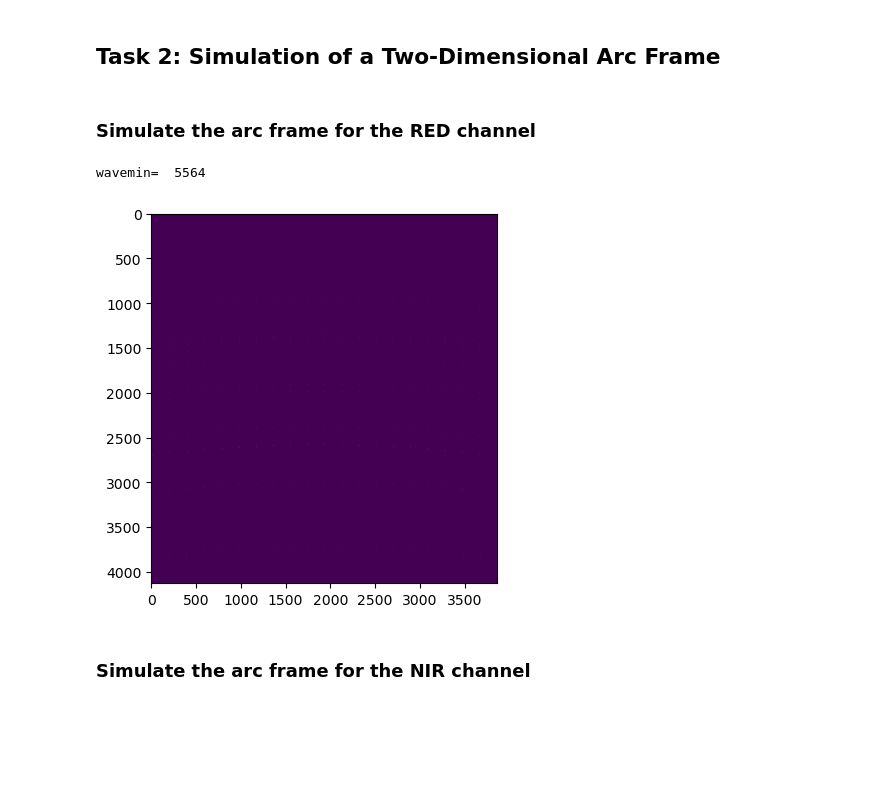
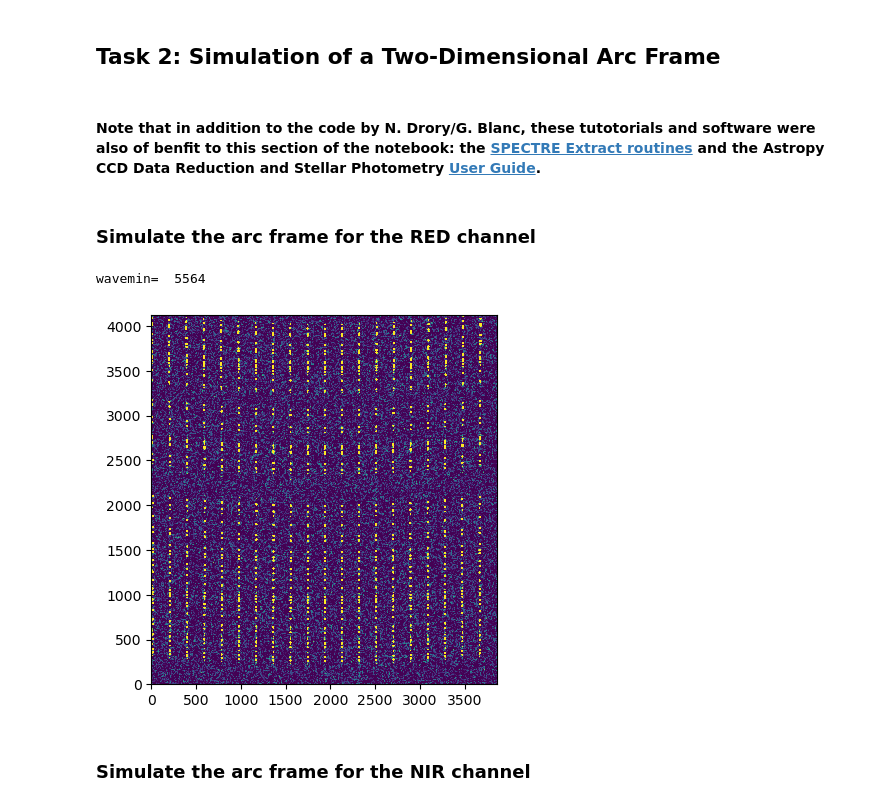
Before and after one commit to mse-cfht/pathfinder, a Jupyter notebook: desi_based_calculations/JS_Fiber-Profile-Fitting-DESI.ipynb, the cells around one changed output. Saved outputs shown, nothing was run; the diff lists cells and outputs as text; code cells hidden in the pictures; blank space fills up the shorter version.

Commit message:
Notebook modifications

```diff
--- a/desi_based_calculations/JS_Fiber-Profile-Fitting-DESI.ipynb
+++ b/desi_based_calculations/JS_Fiber-Profile-Fitting-DESI.ipynb
@@ -280,6 +282,8 @@ Average Fiber Distance =  7.29167
 [figure]
 # %% [markdown]
 ## Task 2: Simulation of a Two-Dimensional Arc Frame
+# %% [markdown]
+#### Note that in addition to the code by N. Drory/G. Blanc, these tutotorials and software were also of benfit to this section of the notebook: the [SPECTRE Extract routines](https://github.com/desihub/specter/blob/main/py/specter/extract/ex1d.py) and the Astropy CCD Data Reduction and Stellar Photometry [User Guide](https://www.astropy.org/ccd-reduction-and-photometry-guide/v/dev/notebooks/00-00-Preface.html).
 # %%
 def get_image(wave,phot,psf,sparse,nfib):
     '''
@@ -354,15 +358,19 @@ def sim_arc(channel,nfib,sparse):
 # %% [markdown]
 ### Simulate the arc frame for the RED channel
 # %%
-#Table.read.help()
+# Specify the channel
 channel = 'r'
+# Generate the image
 im = sim_arc(channel, 500, 25)
-plt.imshow(im)
+# Visualize the image
+scale_args = dict(vmin=0, vmax=1)
+extent = [0, im.shape[1], 0, im.shape[0]]
+plt.imshow(im, origin='lower', cmap='viridis', extent=extent, aspect='equal', **scale_args)
 # Save the generated image to file
 fits.writeto('test_image_ccd-'+channel+'.fits', im, overwrite=True)
 # %% [output]
 wavemin=  5564
-[figure, old version]
+[figure, new version]
 # %% [markdown]
 ### Simulate the arc frame for the NIR channel
 # %%
```
Also changed, not shown: parts of 3 cells of this notebook, 2 other files.
